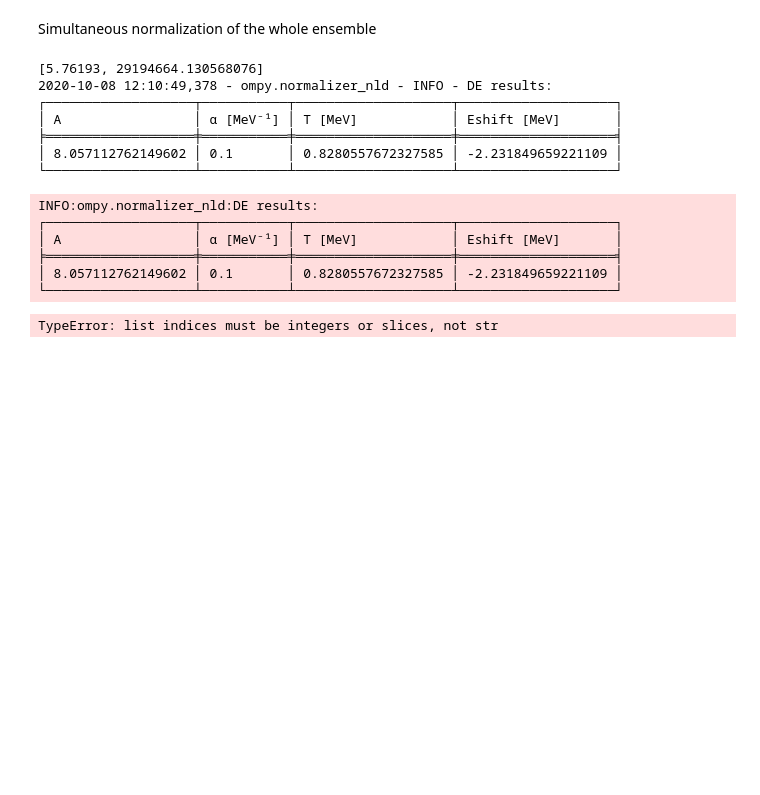
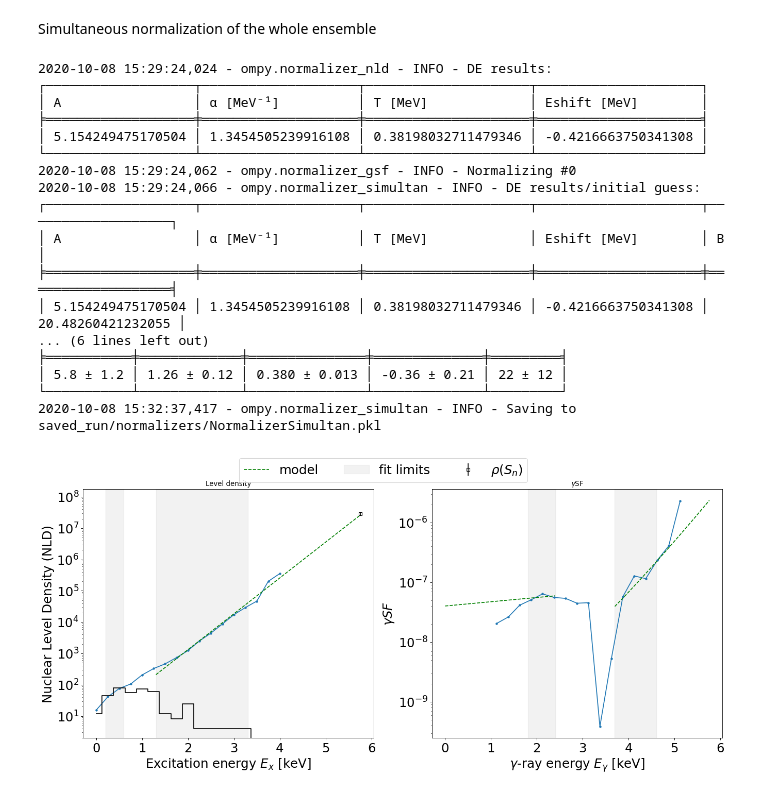
Before and after one commit to tellefs/OmPy_233U, a Jupyter notebook: osloMethod_U233_aa.ipynb, the cells around one changed output. Drawn from its saved outputs; the diff is of its cells as text; code cells hidden in the pictures; blank space fills up the shorter version.

Commit message:
How to get errorbars in plot?

```diff
--- a/osloMethod_U233_aa.ipynb
+++ b/osloMethod_U233_aa.ipynb
@@ -568,9 +561,9 @@ norm_pars.Jtarget = 0 # A-1 nucleus (232U)
 
 normlog = om.introspection.get_logger('normalizer_nld', 'INFO')
 nldnorm = om.NormalizerNLD(nld=extractor.nld[0], discrete='discrete_levels_U233.txt', regenerate=regenerator)
+nldnorm.smooth_levels_fwhm = 0.1 #0.1 MeV = 100keV is default
 nldnorm.limit_low = [0.2, 0.6]
 nldnorm.limit_high=[1.3, 3.3]
-nldnorm.norm_pars = norm_pars
 
 # gSF normalizer parameters
 
@@ -580,6 +573,9 @@ gsfnorm = om.NormalizerGSF(normalizer_nld=nldnorm, gsf=extractor.gsf[0], regener
 # to be used for gsf normalization
 norm_pars.Gg = [30.675, 7.4242]  #meV  Found using a mean value of the Gg values from higher and lower isotopes (RIPL3)
 
-gsfnorm.norm_pars = norm_pars
 gsfnorm.model_high.Efit = [3.7, 4.6]
 gsfnorm.model_low.Efit = [1.8, 2.4]
+
+
+gsfnorm.norm_pars = norm_pars
+nldnorm.norm_pars = norm_pars
@@ -592,42 +611,45 @@ Simultaneous normalization of the whole ensemble
 # %%
 normlog = om.introspection.get_logger('normalizer_simultan', 'INFO')
 simnorm = om.NormalizerSimultan(normalizer_nld=nldnorm, normalizer_gsf=gsfnorm, regenerate=regenerator)
 simnorm.gsf = extractor.gsf[0]
 simnorm.nld = extractor.nld[0]
-print(nldnorm.nldSn_from_D0(norm_pars.D0, norm_pars.Sn, norm_pars.Jtarget, norm_pars.spincutModel, norm_pars.spincutPars))
 
 # running faster than the default 400 given less precise answers
 # For propper calc. you may rather increase this to > 400.
-simnorm.multinest_kwargs["n_live_points"] = 400
+simnorm.multinest_kwargs["n_live_points"] = 1000
 simnorm.normalize()
 
 #plot normalization
 fig, ax = plt.subplots(1,2, figsize=(figwidth*2, figheigth))
 simnorm.plot(ax=ax, add_figlegend=False);
 fig.legend(loc=9, ncol=4, frameon=True, fontsize=label_fontsize)
 ax[0].tick_params(axis='both', labelsize=tick_labelsize)
 ax[1].tick_params(axis='both', labelsize=tick_labelsize)
 ax[1].set_xlabel('$\gamma$-ray energy $E_\gamma$ [keV]',fontsize=label_fontsize)
 ax[0].set_xlabel('Excitation energy $E_x$ [keV]',fontsize=label_fontsize)
 ax[0].set_ylabel('Nuclear Level Density (NLD)',fontsize=label_fontsize)
 ax[1].set_ylabel('$\gamma SF$',fontsize=label_fontsize)
 fig.axes[1].tick_params(labelsize=tick_labelsize)
 fig.savefig('normalized_nld_gsf', dpi=save_dpi)
 # %% [output]
-[5.76193, 29194664.130568076]
-2020-10-08 12:10:49,378 - ompy.normalizer_nld - INFO - DE results:
-┌───────────────────┬───────────┬────────────────────┬────────────────────┐
-│ A                 │ α [MeV⁻¹] │ T [MeV]            │ Eshift [MeV]       │
-╞═══════════════════╪═══════════╪════════════════════╪════════════════════╡
-│ 8.057112762149602 │ 0.1       │ 0.8280557672327585 │ -2.231849659221109 │
-└───────────────────┴───────────┴────────────────────┴────────────────────┘
+2020-10-08 15:29:24,024 - ompy.normalizer_nld - INFO - DE results:
+┌───────────────────┬────────────────────┬─────────────────────┬─────────────────────┐
+│ A                 │ α [MeV⁻¹]          │ T [MeV]             │ Eshift [MeV]        │
+╞═══════════════════╪════════════════════╪═════════════════════╪═════════════════════╡
+│ 5.154249475170504 │ 1.3454505239916108 │ 0.38198032711479346 │ -0.4216663750341308 │
+└───────────────────┴────────────────────┴─────────────────────┴─────────────────────┘
+2020-10-08 15:29:24,062 - ompy.normalizer_gsf - INFO - Normalizing #0
+2020-10-08 15:29:24,066 - ompy.normalizer_simultan - INFO - DE results/initial guess:
+┌───────────────────┬────────────────────┬─────────────────────┬─────────────────────┬───────────────────┐
+│ A                 │ α [MeV⁻¹]          │ T [MeV]             │ Eshift [MeV]        │ B                 │
+╞═══════════════════╪════════════════════╪═════════════════════╪═════════════════════╪═══════════════════╡
+│ 5.154249475170504 │ 1.3454505239916108 │ 0.38198032711479346 │ -0.4216663750341308 │ 20.48260421232055 │
+... (6 lines left out)
+╞═══════════╪═════════════╪═══════════════╪══════════════╪═════════╡
+│ 5.8 ± 1.2 │ 1.26 ± 0.12 │ 0.380 ± 0.013 │ -0.36 ± 0.21 │ 22 ± 12 │
+└───────────┴─────────────┴───────────────┴──────────────┴─────────┘
+2020-10-08 15:32:37,417 - ompy.normalizer_simultan - INFO - Saving to saved_run/normalizers/NormalizerSimultan.pkl
-INFO:ompy.normalizer_nld:DE results:
-┌───────────────────┬───────────┬────────────────────┬────────────────────┐
-│ A                 │ α [MeV⁻¹] │ T [MeV]            │ Eshift [MeV]       │
-╞═══════════════════╪═══════════╪════════════════════╪════════════════════╡
-│ 8.057112762149602 │ 0.1       │ 0.8280557672327585 │ -2.231849659221109 │
-└───────────────────┴───────────┴────────────────────┴────────────────────┘
-TypeError: list indices must be integers or slices, not str
+[figure, added]
 # %%
 normlog = om.introspection.get_logger('normalizer_emsemble_stagewise', 'INFO')
 ensemblenorm_sw = om.EnsembleNormalizer(extractor=extractor, normalizer_nld=nldnorm, normalizer_gsf=gsfnorm, regenerate=regenerator)
```
Also changed, not shown: parts of 10 cells of this notebook, 26 other files.
